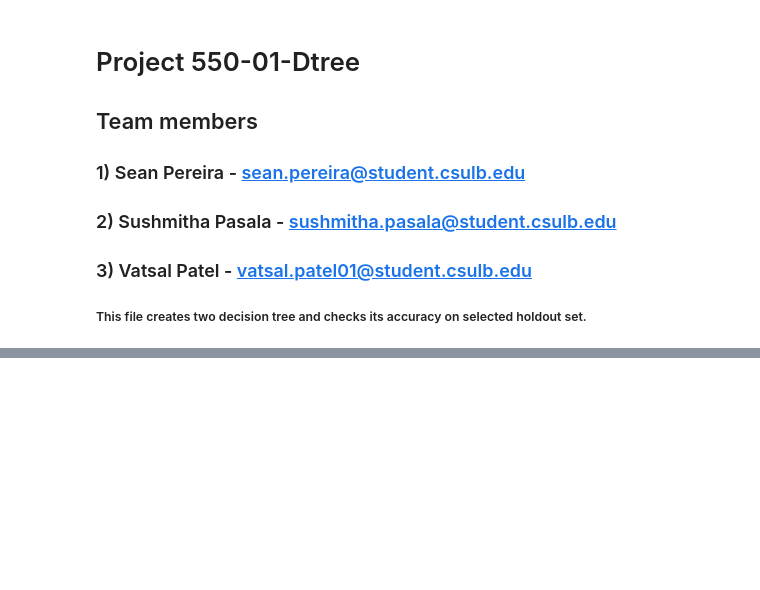
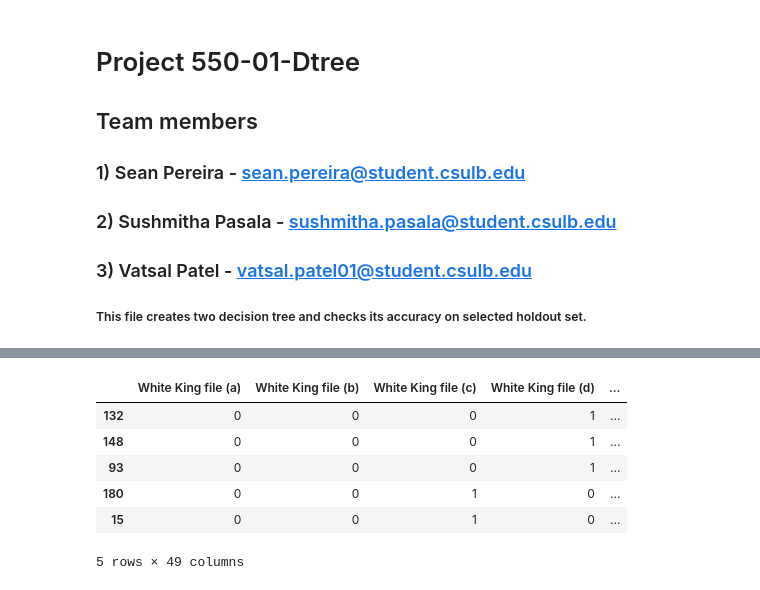
Before and after one commit to vatsalkpatel/550-01-p1-Phoenix, a Jupyter notebook: Project_PR.ipynb, the cells around one changed output, grey strips where cells are left out. Cells and saved outputs as stored; diff of their text form; code cells hidden in the pictures; blank space fills up the shorter version.

```diff
--- a/Project_PR.ipynb
+++ b/Project_PR.ipynb
@@ -179,0 +204,10 @@ d.train(train_data)
+# %%
+train_data.head()
+# %% [output]
+|  | White King file (a) | White King file (b) | White King file (c) | White King file (d) | ... |
+| 132 | 0 | 0 | 0 | 1 | ... |
+| 148 | 0 | 0 | 0 | 1 | ... |
+| 93 | 0 | 0 | 0 | 1 | ... |
+| 180 | 0 | 0 | 1 | 0 | ... |
+| 15 | 0 | 0 | 1 | 0 | ... |
+5 rows × 49 columns
```
Also changed, not shown: parts of 9 cells of this notebook.
